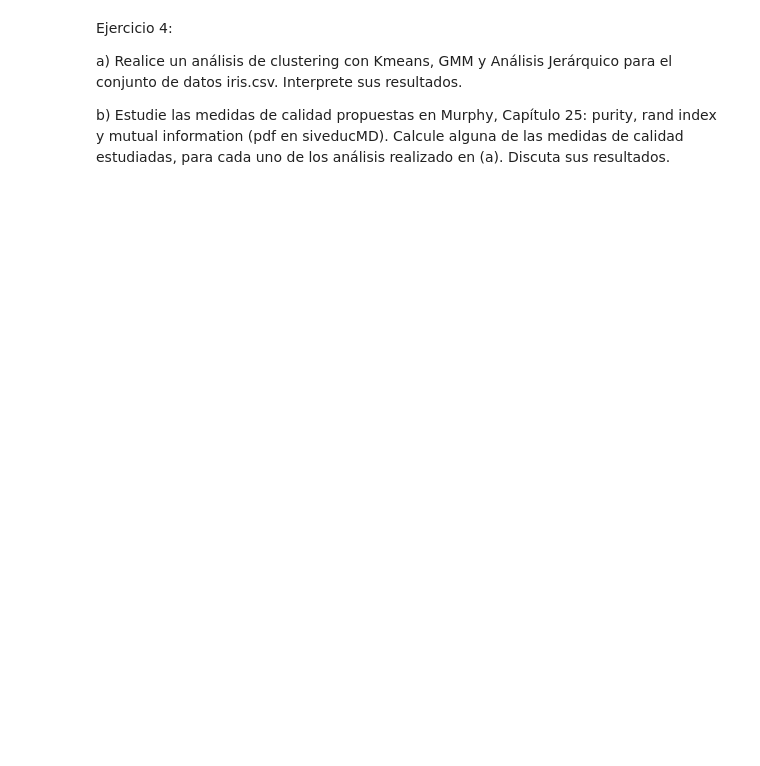
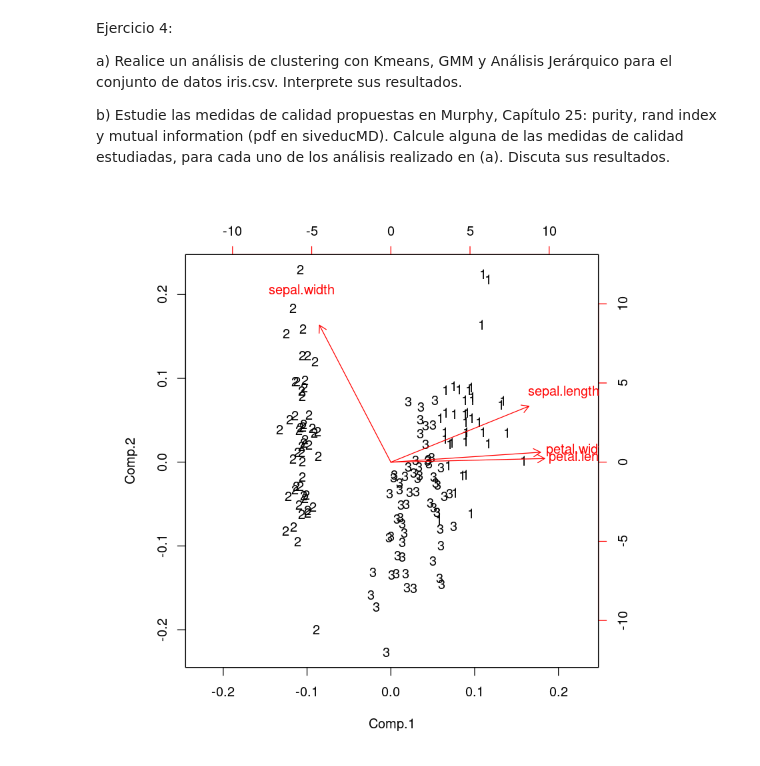
Before and after one commit to eduvera/INFO257_IA, a Jupyter notebook: unidad2/Clustering/Clustering_Notebook2.ipynb, the cells around one changed output. Drawn from its saved outputs; the diff is of its cells as text; code cells hidden in the pictures; blank space fills up the shorter version.

Commit message:
Update Clustering notebook2

```diff
--- a/unidad2/Clustering/Clustering_Notebook2.ipynb
+++ b/unidad2/Clustering/Clustering_Notebook2.ipynb
@@ -201,3 +208,17 @@ Ejercicio 4:
 a) Realice un análisis de clustering con Kmeans, GMM y Análisis Jerárquico para el conjunto de datos iris.csv. Interprete sus resultados.
 
 b) Estudie las medidas de calidad propuestas en Murphy, Capítulo 25: purity, rand index y mutual information (pdf en siveducMD). Calcule alguna de las medidas de calidad estudiadas, para cada uno de los análisis realizado en (a). Discuta sus resultados.
+# %%
+#A)
+dt<-read.csv2("iris.csv",header=TRUE,sep=";")
+dataset <- dt[1:4]
+class <- dt[5]
+#KMEANS
+k<-3
+cluster_iris<-kmeans(dataset,k,iter.max=1000,nstart=10)
+#grafica los datos coloreados con el grupo asignado en planos de pares de variables
+comp <- princomp(dataset, cor=TRUE)
+flower_pred <- predict(comp,cluster_iris$centers)
+biplot(comp,xlabs=cluster_iris$cluster)
+# %% [output]
+[figure, added]
```
Also changed, not shown: parts of 7 cells of this notebook.
